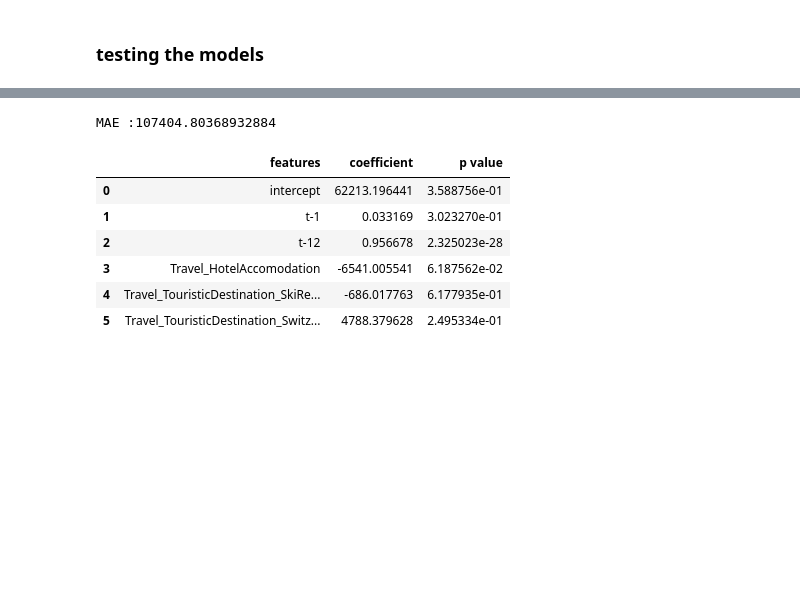
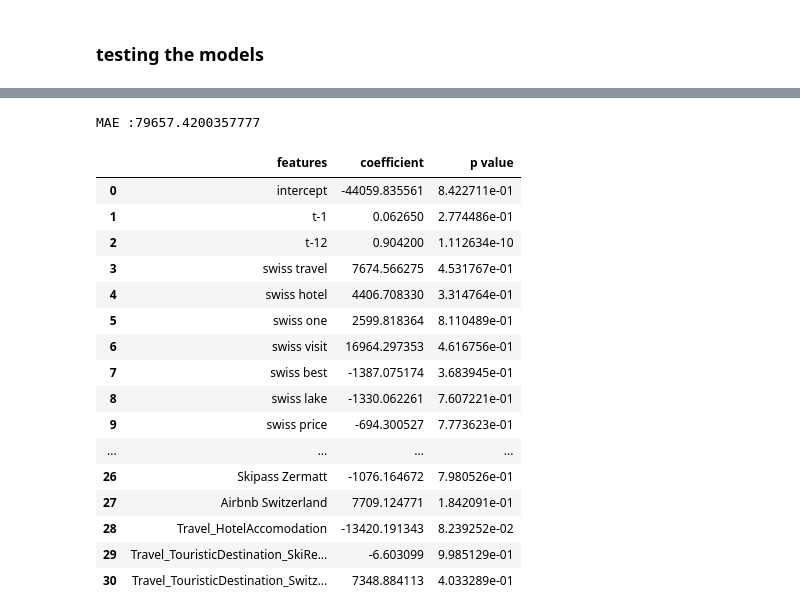
Before and after one commit to naayem/SwissHotelArrivalsPredictor, a Jupyter notebook: Project.ipynb, the cells around one changed output, grey strips where cells are left out. Saved outputs shown, nothing was run; the diff lists cells and outputs as text; code cells hidden in the pictures; blank space fills up the shorter version.

```diff
--- a/Project.ipynb
+++ b/Project.ipynb
@@ -747,14 +747,14 @@ def import_and_merges(trends_list,to_be_merge_to):
 ### Importing suggested trends
 # %%
 suggested_trends = ['Holidays Switerland', 'Hotel Switzerland', 'Flight Switzerland', 'travel visa Switzerland', 'Geneva Airport', 'Zurich Airport', 'Visit Switzerland', 'Hike Switzerland', 'Visit Geneva', 'Visit Lucerne', 'Visit Zurich', 'Visit Lausanne', 'Ski in Switzerland', 'Skipass Zermatt', 'Airbnb Switzerland']
-suggested_trends1 = suggested_trends[0:3]
-suggested_trends2 = suggested_trends[4:7]
-suggested_trends3 = suggested_trends[8:11]
-suggested_trends4 = suggested_trends[12:15]
+suggested_trends1 = suggested_trends[0:4]
+suggested_trends2 = suggested_trends[4:8]
+suggested_trends3 = suggested_trends[8:12]
+suggested_trends4 = suggested_trends[12:16]
 
-covid_trends = ['Quarantine Switzerland', 'COVID 19 switzerland', 'covid restrictions Switzerland', 'travel restrictions switzerland', 'covid-19', 'Test covid switzerland']
-covid_trends1 = covid_trends[0:3]
-covid_trends2 = covid_trends[4:7]
+covid_trends = ['Quarantine Switzerland', 'COVID switzerland', 'covid restrictions', 'travel restrictions switzerland', 'covid19', 'Test covid']
+covid_trends1 = covid_trends[0:4]
+covid_trends2 = covid_trends[4:8]
 # %%
 Arrivals_lags_features = Arrivals
 Arrivals_lags_features = import_and_merges(suggested_trends1,Arrivals_lags_features)
@@ -781,9 +781,9 @@ topics_trends
  'swiss get',
  'swiss mountain']
 # %%
-topics_trends1 = topics_trends[0:3]
-topics_trends2 = topics_trends[4:7]
-topics_trends3 = topics_trends[8:10]
+topics_trends1 = topics_trends[0:4]
+topics_trends2 = topics_trends[4:8]
+topics_trends3 = topics_trends[8:11]
 Arrivals_lags_features = import_and_merges(topics_trends1,Arrivals_lags_features)
 Arrivals_lags_features = import_and_merges(topics_trends2,Arrivals_lags_features)
 Arrivals_lags_features = import_and_merges(topics_trends3,Arrivals_lags_features)
@@ -909,21 +931,31 @@ IndentationError: unexpected indent (<ipython-input-442-e5a632908758>, line 4)
 # %%
-trends = category_trends
+trends = topics_trends+suggested_trends+category_trends
 lags = ['t-1','t-12']
 
 Arrival_prediction_Hotel_test, MAE_Arrival_prediction_Hotel_test, table = Auto_Regressive_Model(True_Arrivals, end_date_testing, Arrivals_lags_features,\
                                                                     lags.copy(),\
                                                                     trends.copy(), with_trends = True)
 
 table
 # %% [output]
-MAE :107404.80368932884
+MAE :79657.4200357777
 |  | features | coefficient | p value |
-| 0 | intercept | 62213.196441 | 3.588756e-01 |
-| 1 | t-1 | 0.033169 | 3.023270e-01 |
-| 2 | t-12 | 0.956678 | 2.325023e-28 |
-| 3 | Travel_HotelAccomodation | -6541.005541 | 6.187562e-02 |
-| 4 | Travel_TouristicDestination_SkiRe... | -686.017763 | 6.177935e-01 |
-| 5 | Travel_TouristicDestination_Switz... | 4788.379628 | 2.495334e-01 |
+| 0 | intercept | -44059.835561 | 8.422711e-01 |
+| 1 | t-1 | 0.062650 | 2.774486e-01 |
+| 2 | t-12 | 0.904200 | 1.112634e-10 |
+| 3 | swiss travel | 7674.566275 | 4.531767e-01 |
+| 4 | swiss hotel | 4406.708330 | 3.314764e-01 |
+| 5 | swiss one | 2599.818364 | 8.110489e-01 |
+| 6 | swiss visit | 16964.297353 | 4.616756e-01 |
+| 7 | swiss best | -1387.075174 | 3.683945e-01 |
+| 8 | swiss lake | -1330.062261 | 7.607221e-01 |
+| 9 | swiss price | -694.300527 | 7.773623e-01 |
+| ... | ... | ... | ... |
+| 26 | Skipass Zermatt | -1076.164672 | 7.980526e-01 |
+| 27 | Airbnb Switzerland | 7709.124771 | 1.842091e-01 |
+| 28 | Travel_HotelAccomodation | -13420.191343 | 8.239252e-02 |
+| 29 | Travel_TouristicDestination_SkiRe... | -6.603099 | 9.985129e-01 |
+| 30 | Travel_TouristicDestination_Switz... | 7348.884113 | 4.033289e-01 |
 # %%
 def chooses_best_features(sum_up_table, top_how_many, lags):
 
```
Also changed, not shown: parts of 14 cells of this notebook, 1 other file.
